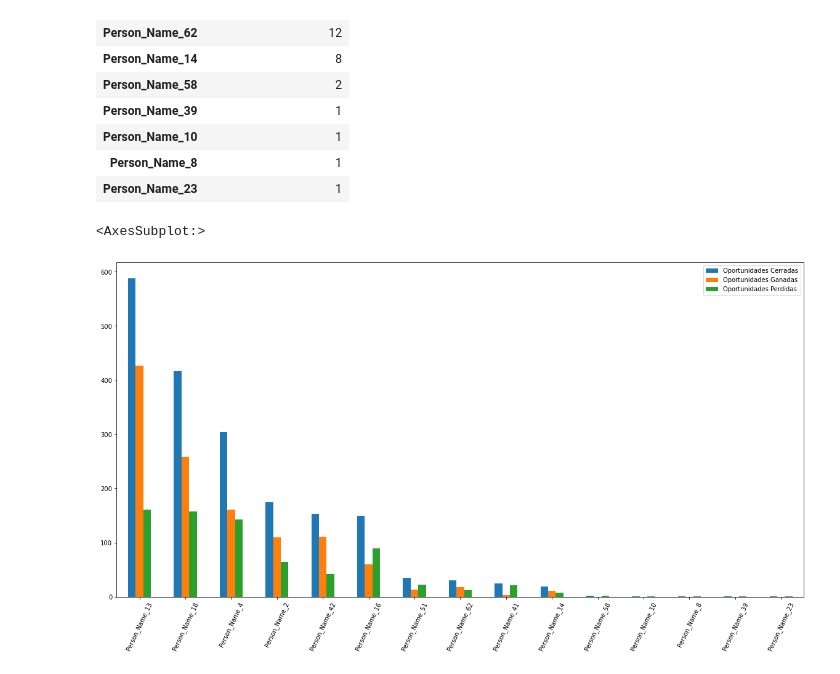
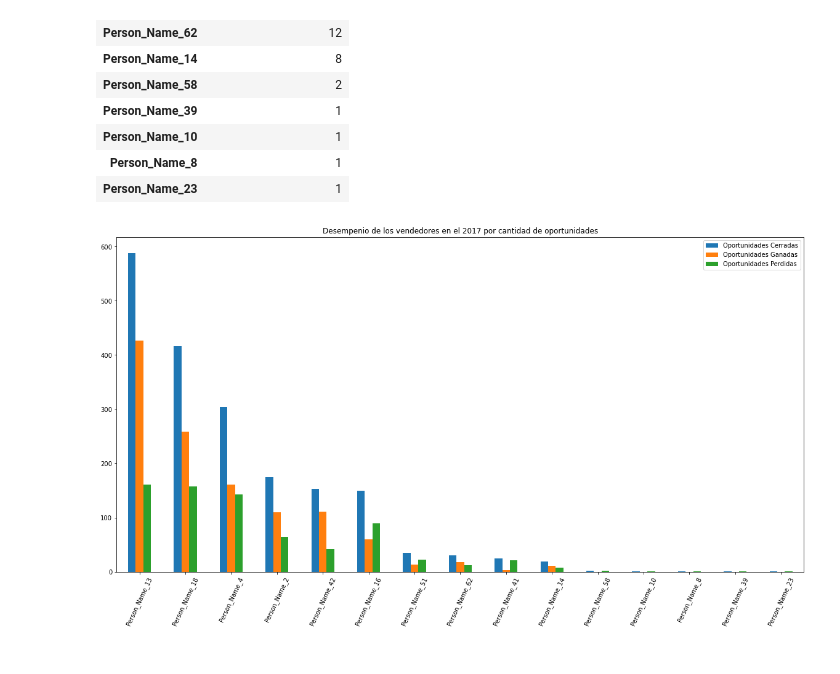
Before and after one commit to Ramaxx95/TP1-Orga-de-Datos, a Jupyter notebook: Visualizaciones/Region_EMEA.ipynb, the cells around one changed output. Cells and saved outputs as stored; diff of their text form; code cells hidden in the pictures.

```diff
--- a/Visualizaciones/Region_EMEA.ipynb
+++ b/Visualizaciones/Region_EMEA.ipynb
@@ -219,8 +219,8 @@ anio_2017_vendedores_perdidos
 # %%
 # Para un grafico de barras agrupado lo que vamos a hacer es a esos 3 value counts lo vamos a llevar a un data frame y ponerlos todos en un mismo lugar
 frames = [anio_2017_vendedores_totales, anio_2017_vendedores_ganados, anio_2017_vendedores_perdidos]
 grafico =  pd.concat(frames, join = 'outer', axis = 1).fillna(0)
-grafico.plot.bar( title = 'Desempenio de los vendedores en el 2017 por cantidad de casos abiertos' , rot = 65, figsize = ((20,10)))
+grafico.plot.bar( title = 'Desempenio de los vendedores en el 2017 por cantidad de oportunidades' , rot = 65, figsize = ((20,10)))
+plt.show()
 # %% [output]
-<AxesSubplot:>
-[figure, old version]
+[figure, new version]
```
Also changed, not shown: 2 other files.
